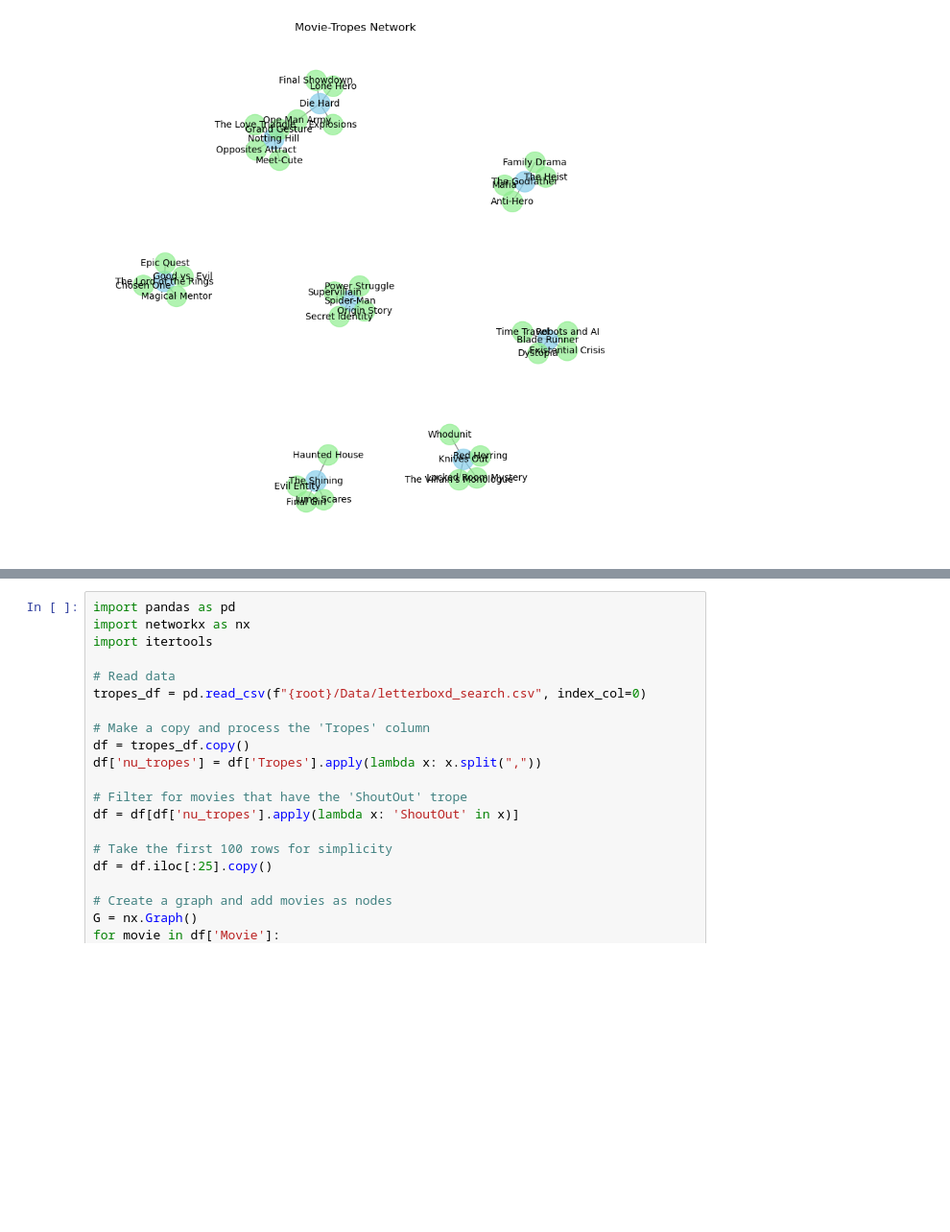
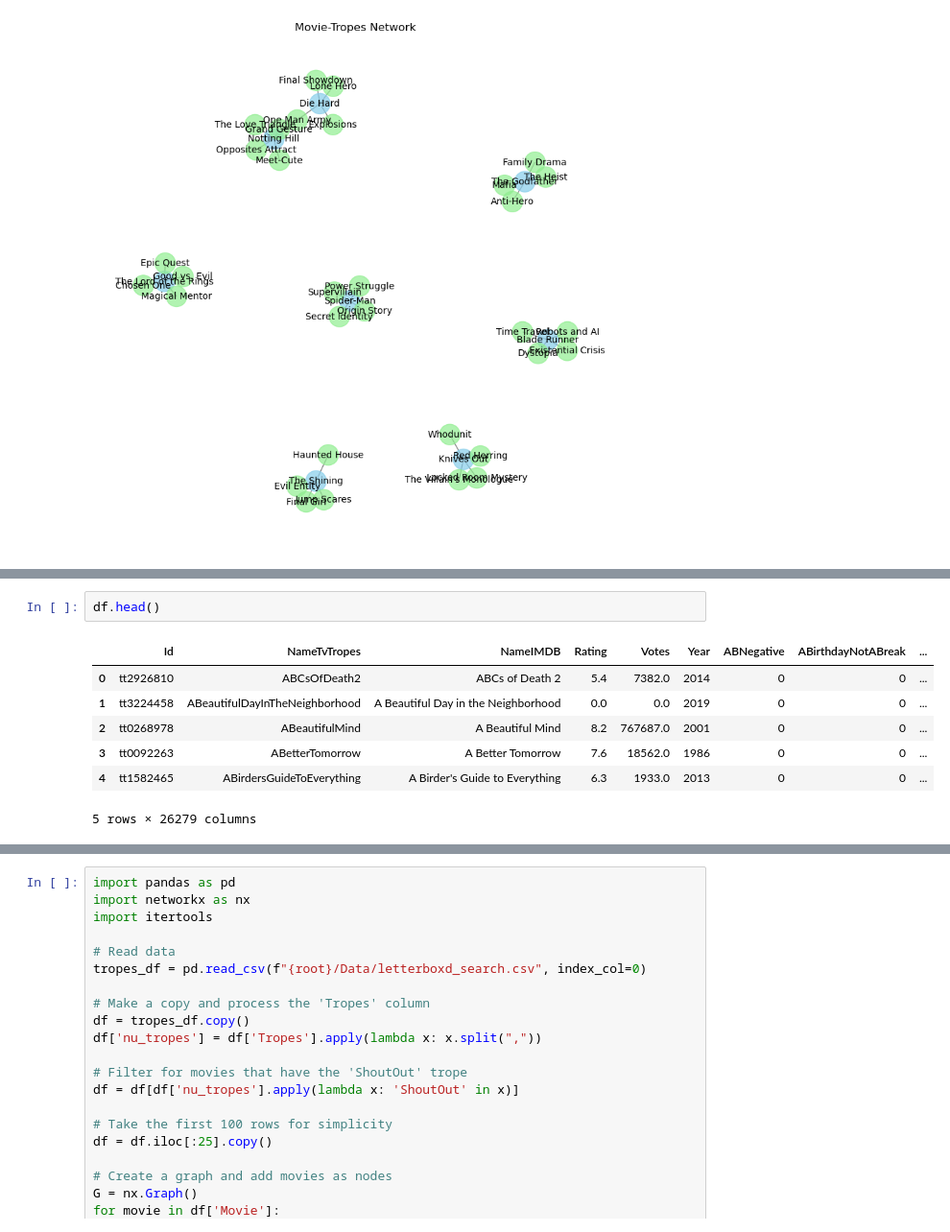
Before and after one commit to FWJK1/Pocs_Film_Project, a Jupyter notebook: Code/Networks/trope_networks.ipynb, the cells around one changed output, grey strips where cells are left out. Shown at 96% size. Cells and saved outputs as stored; diff of their text form; blank space fills up the shorter version.

```diff
--- a/Code/Networks/trope_networks.ipynb
+++ b/Code/Networks/trope_networks.ipynb
@@ -127,0 +136,10 @@ SyntaxError: invalid syntax (3890221310.py, line 1)
+# %%
+df.head()
+# %% [output]
+|  | Id | NameTvTropes | NameIMDB | Rating | Votes | Year | ABNegative | ABirthdayNotABreak | ... |
+| 0 | tt2926810 | ABCsOfDeath2 | ABCs of Death 2 | 5.4 | 7382.0 | 2014 | 0 | 0 | ... |
+| 1 | tt3224458 | ABeautifulDayInTheNeighborhood | A Beautiful Day in the Neighborhood | 0.0 | 0.0 | 2019 | 0 | 0 | ... |
+| 2 | tt0268978 | ABeautifulMind | A Beautiful Mind | 8.2 | 767687.0 | 2001 | 0 | 0 | ... |
+| 3 | tt0092263 | ABetterTomorrow | A Better Tomorrow | 7.6 | 18562.0 | 1986 | 0 | 0 | ... |
+| 4 | tt1582465 | ABirdersGuideToEverything | A Birder's Guide to Everything | 6.3 | 1933.0 | 2013 | 0 | 0 | ... |
+5 rows × 26279 columns
```
Also changed, not shown: parts of 12 cells of this notebook, 3 other files.
